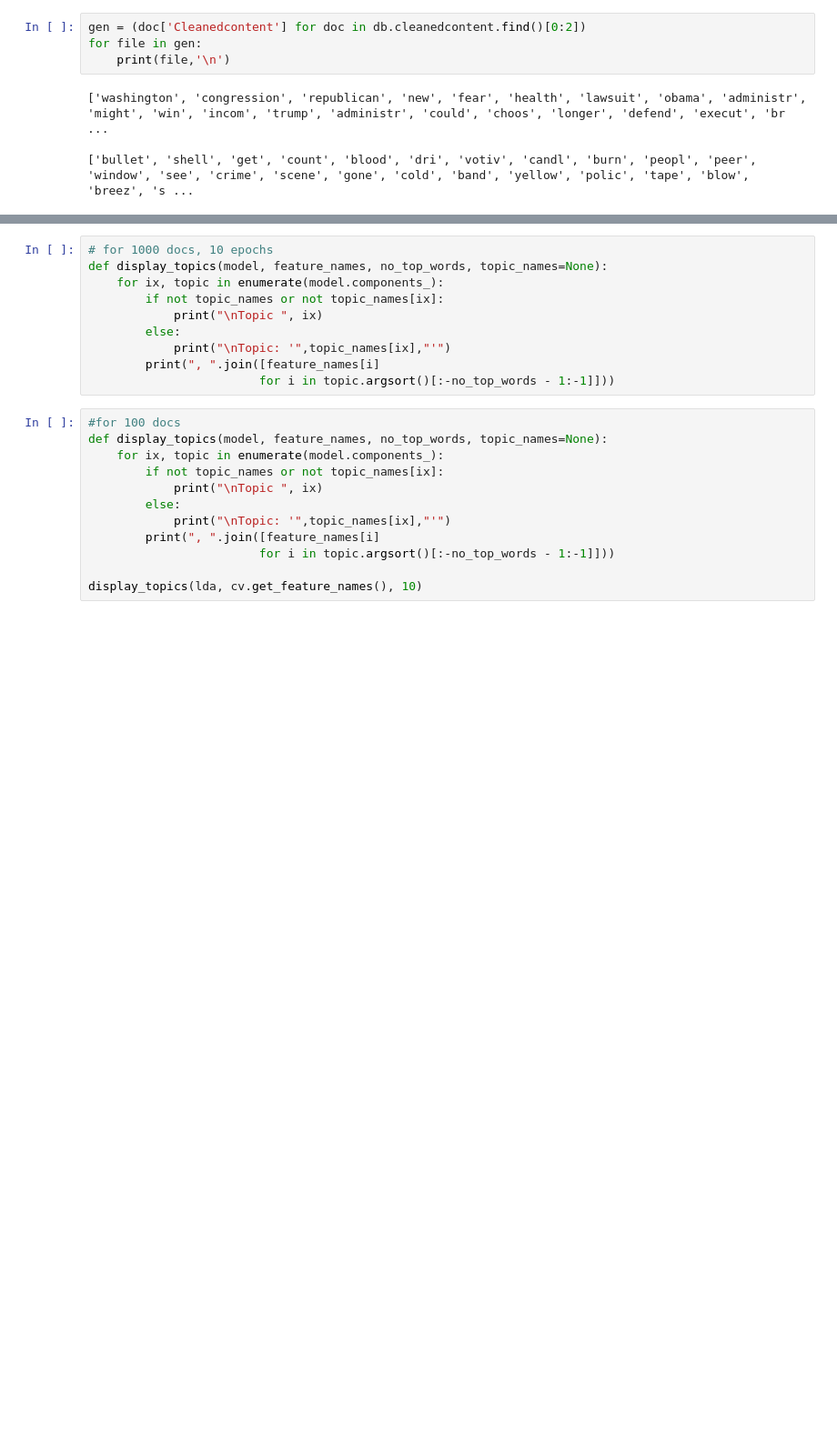
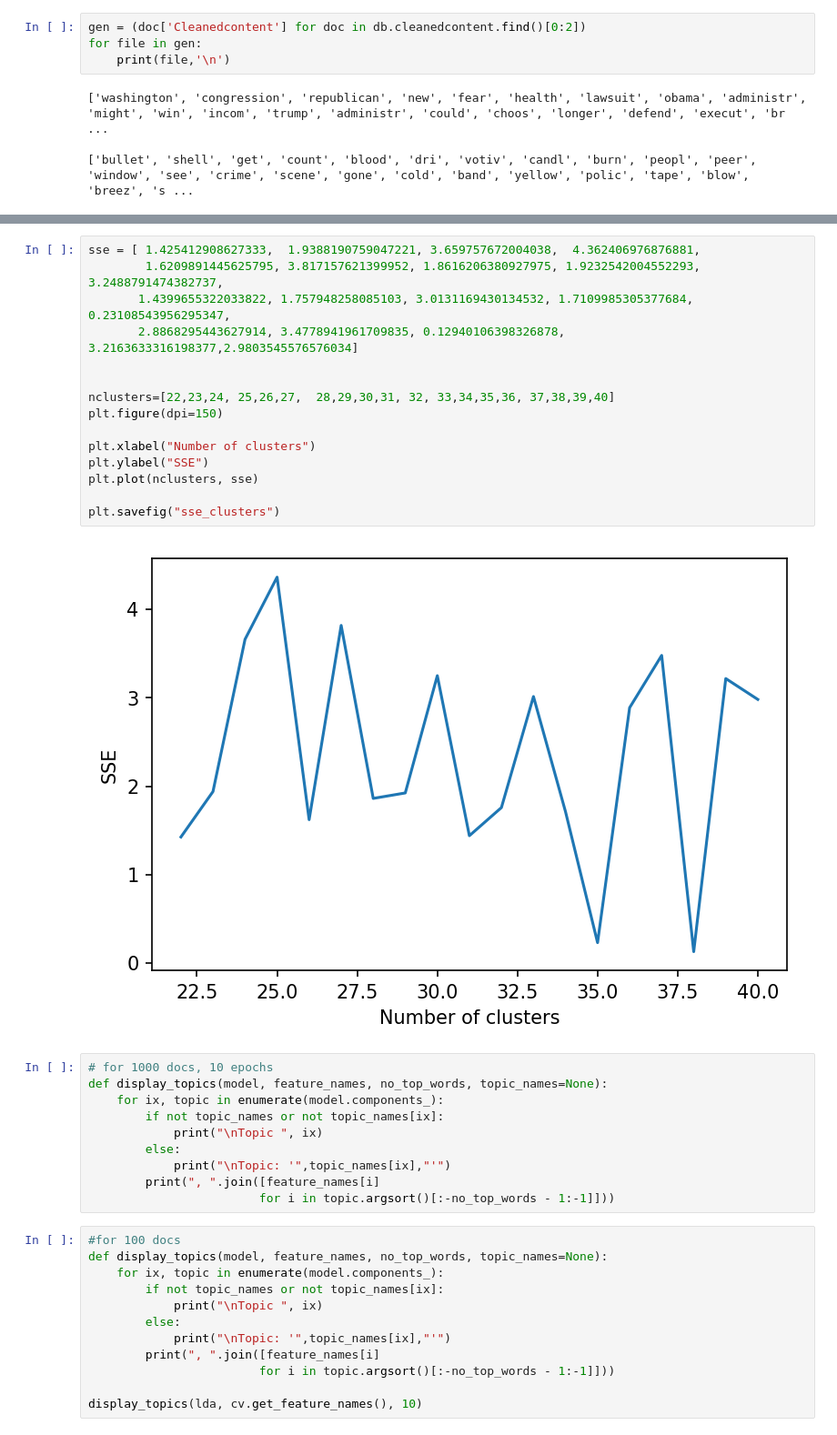
Before and after one commit to Cassini-4B/Jarvis_QA, a Jupyter notebook: notebooks/Topic_modeling.ipynb, the cells around one changed output, grey strips where cells are left out. Shown: that part at 91% size. Cells and saved outputs as stored; diff of their text form; blank space fills up the shorter version.

```diff
--- a/notebooks/Topic_modeling.ipynb
+++ b/notebooks/Topic_modeling.ipynb
@@ -88,3 +255,20 @@ for epoch in range(10):
+# %%
+sse = [ 1.425412908627333,  1.9388190759047221, 3.659757672004038,  4.362406976876881,
+        1.6209891445625795, 3.817157621399952, 1.8616206380927975, 1.9232542004552293, 3.2488791474382737,
+       1.4399655322033822, 1.757948258085103, 3.0131169430134532, 1.7109985305377684, 0.23108543956295347,
+       2.8868295443627914, 3.4778941961709835, 0.12940106398326878, 3.2163633316198377,2.9803545576576034]
+
+
+nclusters=[22,23,24, 25,26,27,  28,29,30,31, 32, 33,34,35,36, 37,38,39,40]
+plt.figure(dpi=150)
+
+plt.xlabel("Number of clusters")
+plt.ylabel("SSE")
+plt.plot(nclusters, sse)
+
+plt.savefig("sse_clusters")
+# %% [output]
+[figure, added]
 # %%
 # for 1000 docs, 10 epochs
 def display_topics(model, feature_names, no_top_words, topic_names=None):
```
Also changed, not shown: parts of 31 cells of this notebook, 6 other files.
